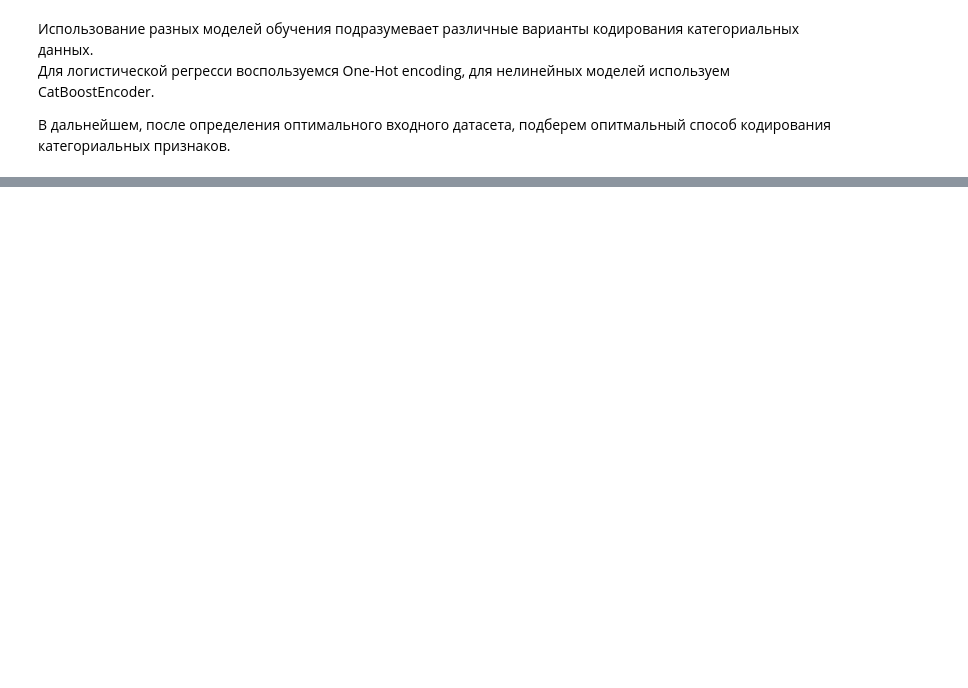
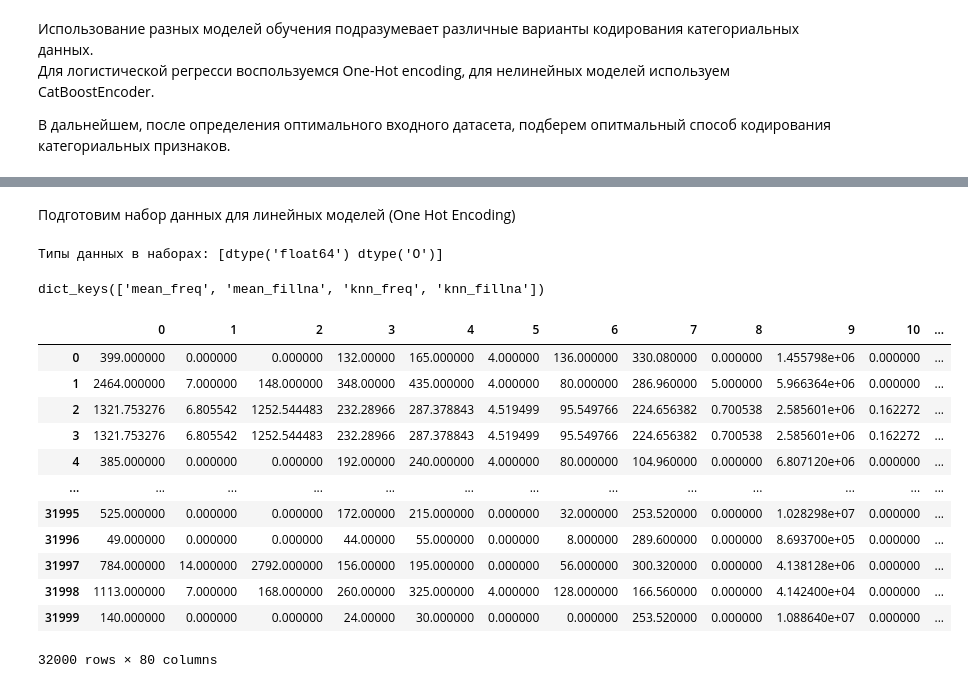
Before and after one commit to Gooogr/Coursera_Yandex_Churn_Users, a Jupyter notebook: week_3_Model_Baseline.ipynb, the cells around one changed output, grey strips where cells are left out. Cells and saved outputs as stored; diff of their text form; code cells hidden in the pictures; blank space fills up the shorter version.

Commit message:
made data_dict

```diff
--- a/week_3_Model_Baseline.ipynb
+++ b/week_3_Model_Baseline.ipynb
@@ -248,12 +290,13 @@ X_test_cat_freq = imp.transform(X_test_raw[cat_col_names]).reset_index(drop = Tr
 **Fillna + additional feature**
 # %%
 def fillna_imputer(df):
-    column_names = df.columns
+    column_names = df.columns.to_list()
     result = pd.DataFrame()
     for name in column_names:
-        result[name] = df[name].fillna('Nan')
+#         print(name)
+        result[name] = df[name].fillna(value = 'Nan')
         result[name + '_bool'] = df[name].isna()
-    return df.reset_index(drop = True)
+    return result.reset_index(drop = True)
 # %%
 X_train_cat_fillna = fillna_imputer(X_train_raw[cat_col_names])
 X_test_cat_fillna = fillna_imputer(X_test_raw[cat_col_names])
@@ -317,0 +357,6 @@ Index(['Var191', 'Var192', 'Var193', 'Var194', 'Var195', 'Var196', 'Var197',
+# %% [markdown]
+Подготовим набор данных для линейных моделей (One Hot Encoding)
+# %%
+print('Типы данных в наборах:', data_dict['mean_freq'][0].dtypes.unique())
+# %% [output]
+Типы данных в наборах: [dtype('float64') dtype('O')]
@@ -317,0 +366,23 @@ Index(['Var191', 'Var192', 'Var193', 'Var194', 'Var195', 'Var196', 'Var197',
+# %%
+data_dict.keys()
+# %% [output]
+dict_keys(['mean_freq', 'mean_fillna', 'knn_freq', 'knn_fillna'])
+# %%
+A = data_dict['knn_freq'][0]
+B = data_dict['knn_freq'][1]
+# %%
+A
+# %% [output]
+|  | 0 | 1 | 2 | 3 | 4 | 5 | 6 | 7 | 8 | 9 | 10 | ... |
+| 0 | 399.000000 | 0.000000 | 0.000000 | 132.00000 | 165.000000 | 4.000000 | 136.000000 | 330.080000 | 0.000000 | 1.455798e+06 | 0.000000 | ... |
+| 1 | 2464.000000 | 7.000000 | 148.000000 | 348.00000 | 435.000000 | 4.000000 | 80.000000 | 286.960000 | 5.000000 | 5.966364e+06 | 0.000000 | ... |
+| 2 | 1321.753276 | 6.805542 | 1252.544483 | 232.28966 | 287.378843 | 4.519499 | 95.549766 | 224.656382 | 0.700538 | 2.585601e+06 | 0.162272 | ... |
+| 3 | 1321.753276 | 6.805542 | 1252.544483 | 232.28966 | 287.378843 | 4.519499 | 95.549766 | 224.656382 | 0.700538 | 2.585601e+06 | 0.162272 | ... |
+| 4 | 385.000000 | 0.000000 | 0.000000 | 192.00000 | 240.000000 | 4.000000 | 80.000000 | 104.960000 | 0.000000 | 6.807120e+06 | 0.000000 | ... |
+| ... | ... | ... | ... | ... | ... | ... | ... | ... | ... | ... | ... | ... |
+| 31995 | 525.000000 | 0.000000 | 0.000000 | 172.00000 | 215.000000 | 0.000000 | 32.000000 | 253.520000 | 0.000000 | 1.028298e+07 | 0.000000 | ... |
+| 31996 | 49.000000 | 0.000000 | 0.000000 | 44.00000 | 55.000000 | 0.000000 | 8.000000 | 289.600000 | 0.000000 | 8.693700e+05 | 0.000000 | ... |
+| 31997 | 784.000000 | 14.000000 | 2792.000000 | 156.00000 | 195.000000 | 0.000000 | 56.000000 | 300.320000 | 0.000000 | 4.138128e+06 | 0.000000 | ... |
+| 31998 | 1113.000000 | 7.000000 | 168.000000 | 260.00000 | 325.000000 | 4.000000 | 128.000000 | 166.560000 | 0.000000 | 4.142400e+04 | 0.000000 | ... |
+| 31999 | 140.000000 | 0.000000 | 0.000000 | 24.00000 | 30.000000 | 0.000000 | 0.000000 | 253.520000 | 0.000000 | 1.088640e+07 | 0.000000 | ... |
+32000 rows × 80 columns
```
Also changed, not shown: parts of 44 cells of this notebook, 2 other files.
